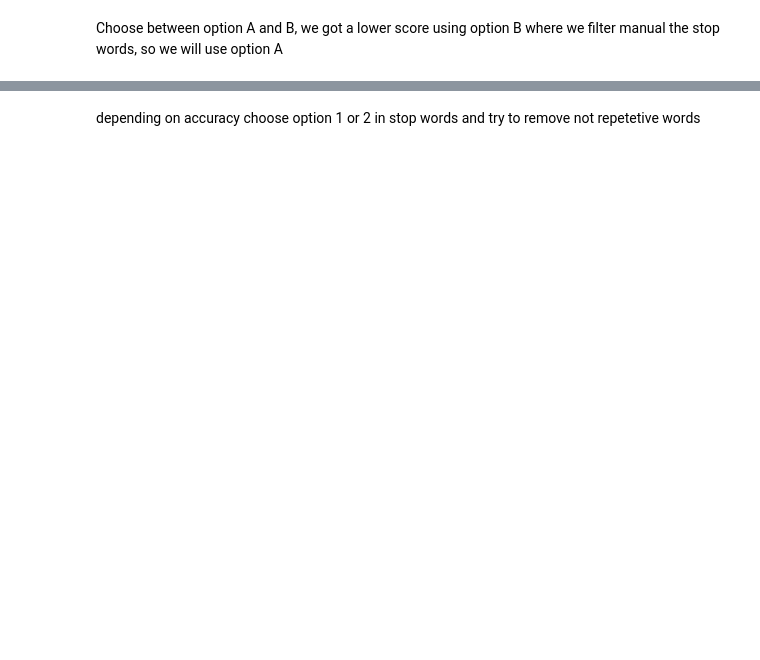
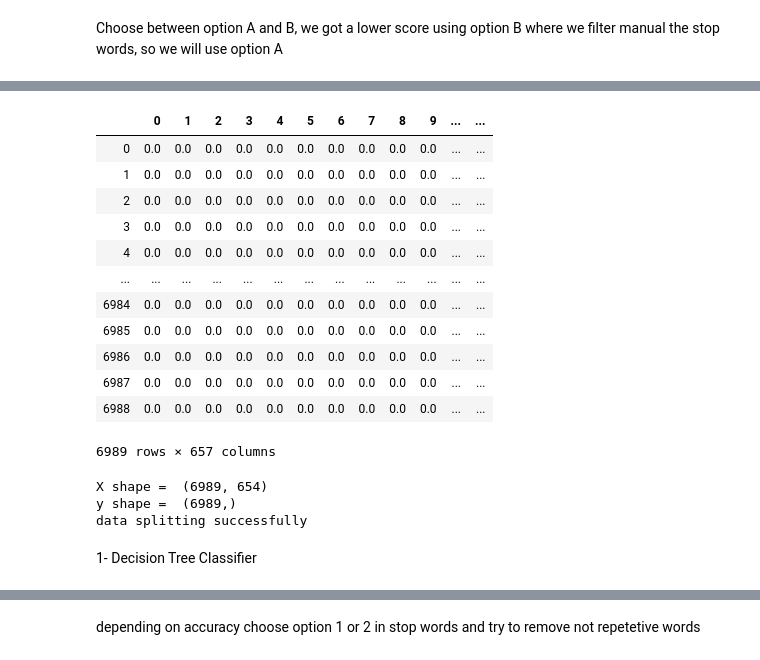
Before and after one commit to tommychum/NLP-ass1, a Jupyter notebook: Twitter_CYRILGEBARA+TOMMASOMERCALDO.ipynb, the cells around one changed output, grey strips where cells are left out. Cells and saved outputs as stored; diff of their text form; code cells hidden in the pictures; blank space fills up the shorter version.

```diff
--- a/Twitter_CYRILGEBARA+TOMMASOMERCALDO.ipynb
+++ b/Twitter_CYRILGEBARA+TOMMASOMERCALDO.ipynb
@@ -411,0 +342,3 @@ print(uniqueWordFrequents.shape)
+# %%
+train['norm_count_word']=(train.WordCount-train.WordCount.min())/(train.WordCount.max()-train.WordCount.min())
+train.norm_count_word
@@ -411,0 +358,3 @@ print(uniqueWordFrequents.shape)
+# %%
+train['norm_count_retweets']=(train.CountofRetweets-train.CountofRetweets.min())/(train.CountofRetweets.max()-train.CountofRetweets.min())
+train.norm_count_retweets
@@ -418,5 +380,5 @@ bagOfWords = counVec.fit_transform(train.text).toarray()
 from sklearn.feature_extraction.text import TfidfVectorizer
 
 tfidfconverter = TfidfVectorizer(max_features=uniqueWordFrequents.shape[0], min_df=5, max_df=0.7)
-X = tfidfconverter.fit_transform(train.text).toarray()
+X1 = tfidfconverter.fit_transform(train.text).toarray()
 #if remove X, bagofwords should be X
@@ -423,3 +402,28 @@ X = tfidfconverter.fit_transform(train.text).toarray()
+# %%
+import numpy as np
+import pandas as pd
+
+X = pd.DataFrame(X1)
+
+new_X = pd.concat([X, train.norm_count_retweets], axis = 1,ignore_index = True)
+new_X = pd.concat([new_X, train.norm_count_word], axis = 1,ignore_index = True)
+new_X = pd.concat([new_X, train.link], axis = 1, ignore_index = True)
+# %%
+new_X
+# %% [output]
+|  | 0 | 1 | 2 | 3 | 4 | 5 | 6 | 7 | 8 | 9 | ... | ... |
+| 0 | 0.0 | 0.0 | 0.0 | 0.0 | 0.0 | 0.0 | 0.0 | 0.0 | 0.0 | 0.0 | ... | ... |
+| 1 | 0.0 | 0.0 | 0.0 | 0.0 | 0.0 | 0.0 | 0.0 | 0.0 | 0.0 | 0.0 | ... | ... |
+| 2 | 0.0 | 0.0 | 0.0 | 0.0 | 0.0 | 0.0 | 0.0 | 0.0 | 0.0 | 0.0 | ... | ... |
+| 3 | 0.0 | 0.0 | 0.0 | 0.0 | 0.0 | 0.0 | 0.0 | 0.0 | 0.0 | 0.0 | ... | ... |
+| 4 | 0.0 | 0.0 | 0.0 | 0.0 | 0.0 | 0.0 | 0.0 | 0.0 | 0.0 | 0.0 | ... | ... |
+| ... | ... | ... | ... | ... | ... | ... | ... | ... | ... | ... | ... | ... |
+| 6984 | 0.0 | 0.0 | 0.0 | 0.0 | 0.0 | 0.0 | 0.0 | 0.0 | 0.0 | 0.0 | ... | ... |
+| 6985 | 0.0 | 0.0 | 0.0 | 0.0 | 0.0 | 0.0 | 0.0 | 0.0 | 0.0 | 0.0 | ... | ... |
+| 6986 | 0.0 | 0.0 | 0.0 | 0.0 | 0.0 | 0.0 | 0.0 | 0.0 | 0.0 | 0.0 | ... | ... |
+| 6987 | 0.0 | 0.0 | 0.0 | 0.0 | 0.0 | 0.0 | 0.0 | 0.0 | 0.0 | 0.0 | ... | ... |
+| 6988 | 0.0 | 0.0 | 0.0 | 0.0 | 0.0 | 0.0 | 0.0 | 0.0 | 0.0 | 0.0 | ... | ... |
+6989 rows × 657 columns
 # %%
 # from sklearn.feature_extraction.text import TfidfTransformer
 # from sklearn.pipeline import Pipeline
@@ -439,14 +443,18 @@ X = tfidfconverter.fit_transform(train.text).toarray()
 # %%
 from sklearn.model_selection import train_test_split
 
-
-X = train.text
 y = train['target']
 print("X shape = ",X.shape)
 print("y shape = ",y.shape)
 
-X_train , X_test , y_train , y_test = train_test_split(X,y,test_size=0.20, random_state=55, shuffle =True)
+X_train , X_test , y_train , y_test = train_test_split(new_X,y,test_size=0.20, random_state=55, shuffle =True)
 print('data splitting successfully')
+# %% [output]
+X shape =  (6989, 654)
+y shape =  (6989,)
+data splitting successfully
+# %% [markdown]
+1- Decision Tree Classifier
 # %%
 from sklearn.tree import DecisionTreeClassifier
 
```
Also changed, not shown: parts of 56 cells of this notebook.
